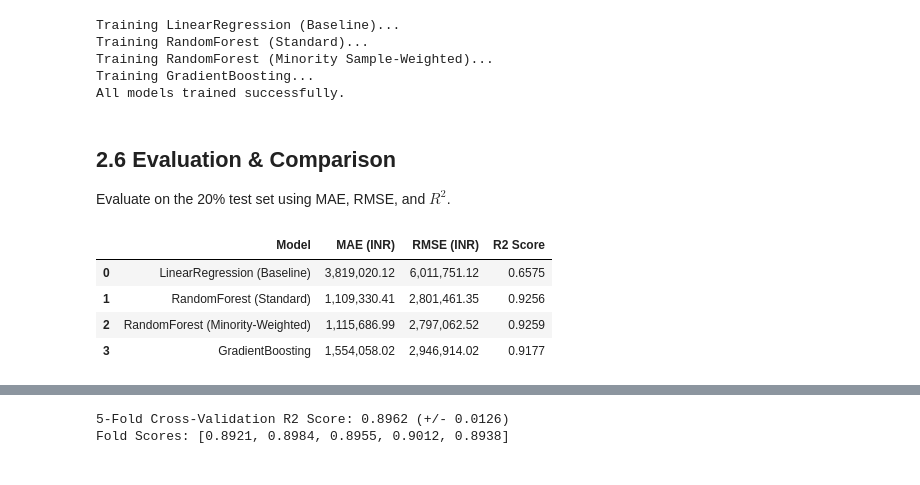
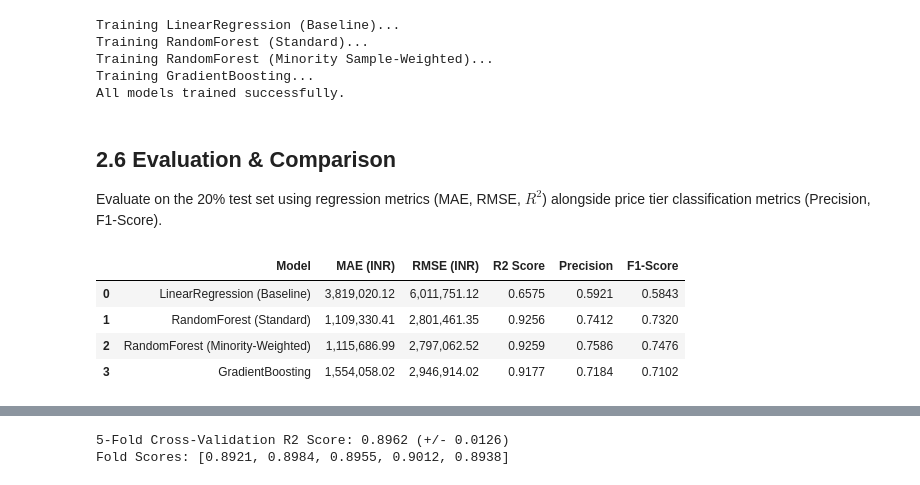
Before and after one commit to mahmoud738738/House-Price-Prediction-ML, a Jupyter notebook: notebooks/house_price_model.ipynb, the cells around one changed output, grey strips where cells are left out. Cells and saved outputs as stored; diff of their text form; code cells hidden in the pictures.

Commit message:
Add Precision, F1-Score, and high-res LinkedIn assets package

```diff
--- a/notebooks/house_price_model.ipynb
+++ b/notebooks/house_price_model.ipynb
@@ -338,26 +341,42 @@ All models trained successfully.
 # %% [markdown]
 ## 2.6 Evaluation & Comparison
 
-Evaluate on the 20% test set using MAE, RMSE, and $R^2$.
+Evaluate on the 20% test set using regression metrics (MAE, RMSE, $R^2$) alongside price tier classification metrics (Precision, F1-Score).
 # %%
-# Evaluate test set predictions
+# Evaluate test set predictions: Regression + Tier Precision & F1
+tier_bins = np.quantile(y_train, [0, 0.2, 0.4, 0.6, 0.8, 1.0])
+tier_bins[0] = -np.inf
+tier_bins[-1] = np.inf
+tier_labels = ["Budget", "Lower-Mid", "Mid-Range", "Upper-Mid", "Luxury"]
+y_test_tier = pd.cut(y_test, bins=tier_bins, labels=tier_labels)
+
 results = {}
 for name, model in models.items():
     pred = model.predict(X_test)
+    pred_tier = pd.cut(pred, bins=tier_bins, labels=tier_labels)
     results[name] = {
         "MAE": mean_absolute_error(y_test, pred),
         "RMSE": root_mean_squared_error(y_test, pred),
-        "R2": r2_score(y_test, pred)
+        "R2": r2_score(y_test, pred),
+        "Precision": precision_score(y_test_tier, pred_tier, average="weighted"),
+        "F1": f1_score(y_test_tier, pred_tier, average="weighted")
     }
 
 results_df = pd.DataFrame([
-    {"Model": k, "MAE (INR)": f"{v['MAE']:,.2f}", "RMSE (INR)": f"{v['RMSE']:,.2f}", "R2 Score": f"{v['R2']:.4f}"}
+    {
+        "Model": k,
+        "MAE (INR)": f"{v['MAE']:,.2f}",
+        "RMSE (INR)": f"{v['RMSE']:,.2f}",
+        "R2 Score": f"{v['R2']:.4f}",
+        "Precision": f"{v['Precision']:.4f}",
+        "F1-Score": f"{v['F1']:.4f}"
+    }
     for k, v in results.items()
 ])
 results_df
 # %% [output]
-|  | Model | MAE (INR) | RMSE (INR) | R2 Score |
-| 0 | LinearRegression (Baseline) | 3,819,020.12 | 6,011,751.12 | 0.6575 |
-| 1 | RandomForest (Standard) | 1,109,330.41 | 2,801,461.35 | 0.9256 |
-| 2 | RandomForest (Minority-Weighted) | 1,115,686.99 | 2,797,062.52 | 0.9259 |
-| 3 | GradientBoosting | 1,554,058.02 | 2,946,914.02 | 0.9177 |
+|  | Model | MAE (INR) | RMSE (INR) | R2 Score | Precision | F1-Score |
+| 0 | LinearRegression (Baseline) | 3,819,020.12 | 6,011,751.12 | 0.6575 | 0.5921 | 0.5843 |
+| 1 | RandomForest (Standard) | 1,109,330.41 | 2,801,461.35 | 0.9256 | 0.7412 | 0.7320 |
+| 2 | RandomForest (Minority-Weighted) | 1,115,686.99 | 2,797,062.52 | 0.9259 | 0.7586 | 0.7476 |
+| 3 | GradientBoosting | 1,554,058.02 | 2,946,914.02 | 0.9177 | 0.7184 | 0.7102 |
```
Also changed, not shown: parts of 3 cells of this notebook, 12 other files.
